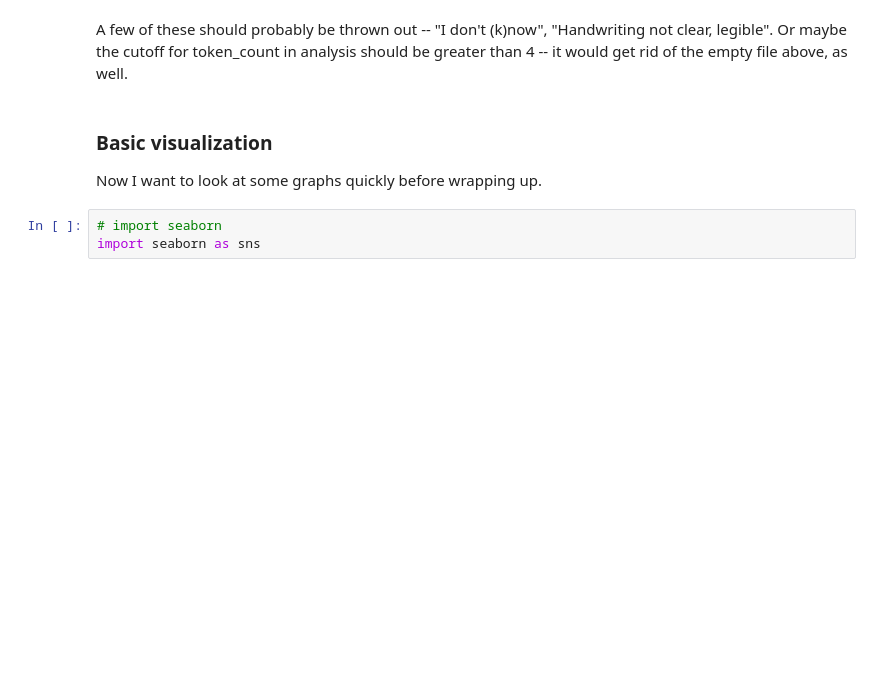
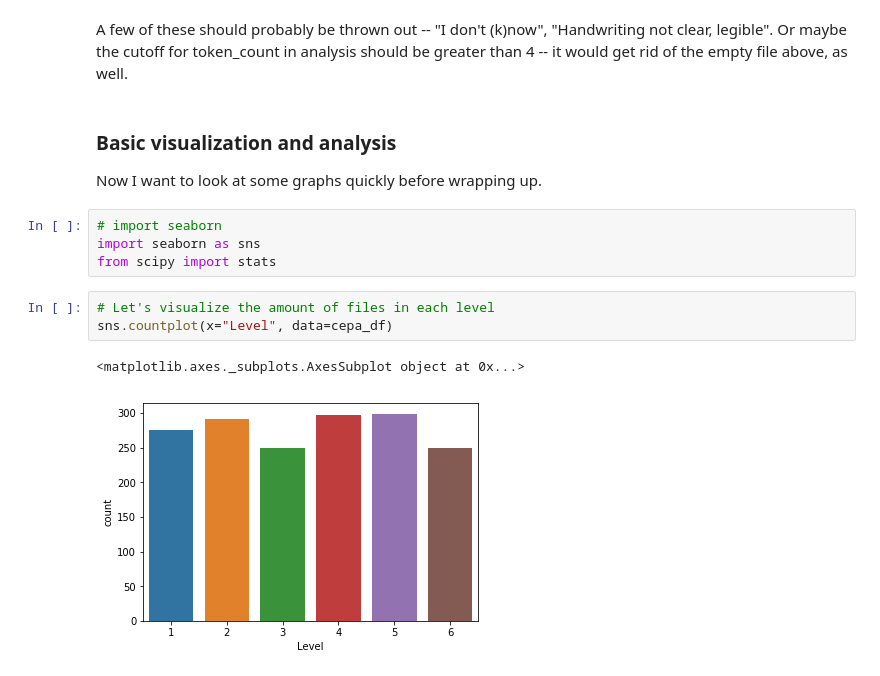
Before and after one commit to Data-Science-for-Linguists-2019/ESL-Article-Acquisition, a Jupyter notebook: exploratory-analysis/BALC_clean.ipynb, the cells around one changed output. Saved outputs shown, nothing was run; the diff lists cells and outputs as text; blank space fills up the shorter version.

```diff
--- a/exploratory-analysis/BALC_clean.ipynb
+++ b/exploratory-analysis/BALC_clean.ipynb
@@ -444,8 +520,15 @@ cepa_df[cepa_df.TTR == 1]
 # %% [markdown]
 A few of these should probably be thrown out -- "I don't (k)now", "Handwriting not clear, legible". Or maybe the cutoff for token_count in analysis should be greater than 4 -- it would get rid of the empty file above, as well.
 # %% [markdown]
-### Basic visualization
+### Basic visualization and analysis
 Now I want to look at some graphs quickly before wrapping up.
 # %%
 # import seaborn
 import seaborn as sns
+from scipy import stats
+# %%
+# Let's visualize the amount of files in each level
+sns.countplot(x="Level", data=cepa_df)
+# %% [output]
+<matplotlib.axes._subplots.AxesSubplot object at 0x...>
+[figure, added]
```
Also changed, not shown: parts of 42 cells of this notebook.
